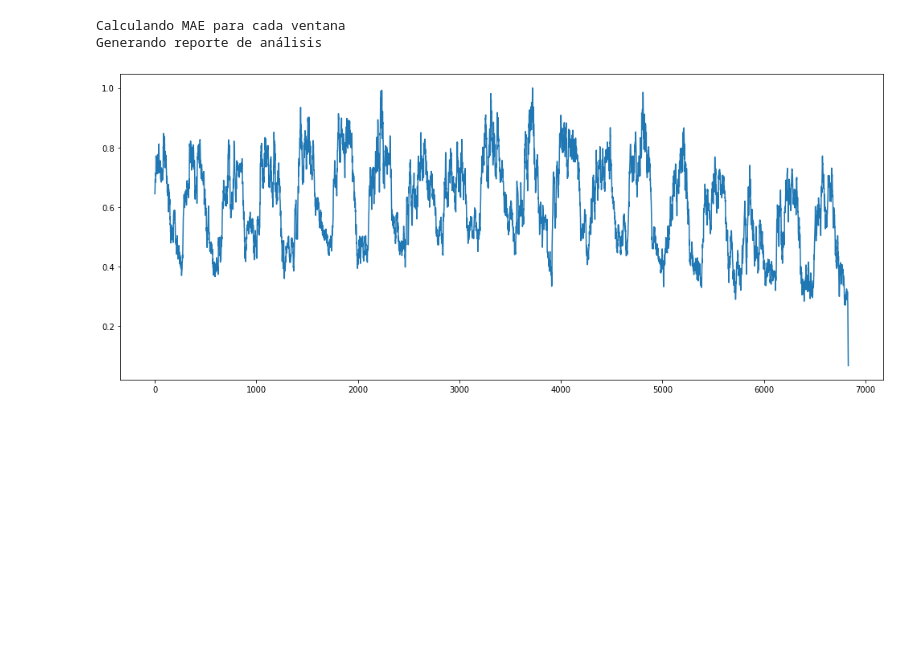
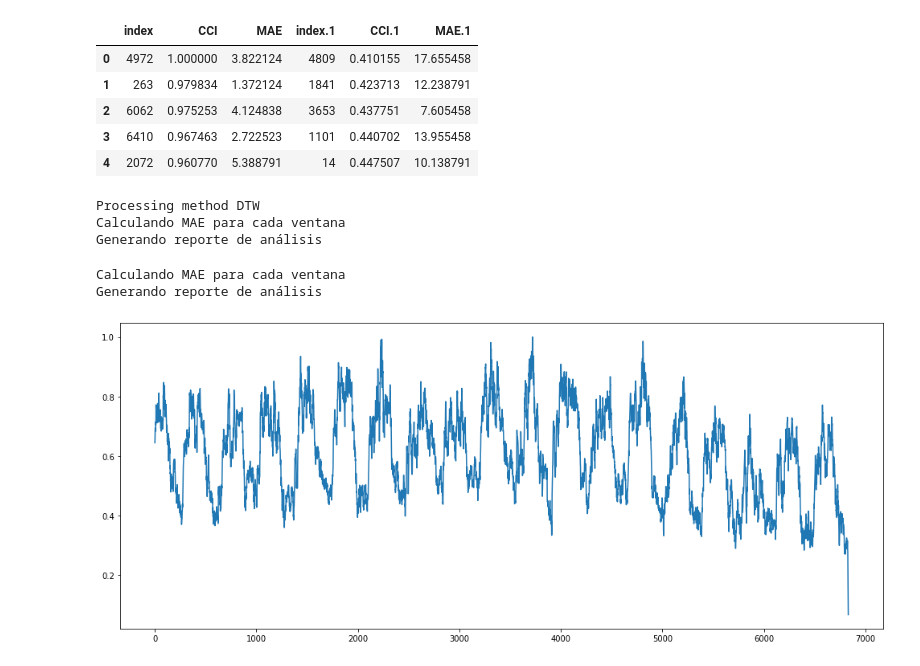
Before and after one commit to Cowardenemy/Weather-Forecasting-CBR-fox, a Jupyter notebook: Jupyter/Software_1.1.ipynb, the cells around one changed output. Saved outputs shown, nothing was run; the diff lists cells and outputs as text; code cells hidden in the pictures; blank space fills up the shorter version.

```diff
--- a/Jupyter/Software_1.1.ipynb
+++ b/Jupyter/Software_1.1.ipynb
@@ -91,3 +91,7 @@ inputNames = ['HUM_MIN', 'HUM_AVG', 'HUM_MAX', 'PRES_MIN', 'PRES_AVG', 'PRES_MAX
               'TEMP_AVG', 'TEMP_MAX']
 outputNames = ['HUM_AVG', 'PRES_AVG', 'TEMP_AVG']
 punishedSumFactor = .5
+# %%
+dictionary = explain_methods(windows=windows, targetWindow=targetWindow, target=target, prediction=prediction, num_cases=num_cases,
+smoothnessFactor=smoothnessFactor, inputNames=inputNames, outputNames=outputNames,
+punishedSumFactor=punishedSumFactor, methods=["CCI","DTW"])
@@ -94,3 +106,12 @@ punishedSumFactor = .5
+# %%
+dictionary["CCI"].getAnalysisreport()
+# %% [output]
+|  | index | CCI | MAE | index.1 | CCI.1 | MAE.1 |
+| 0 | 4972 | 1.000000 | 3.822124 | 4809 | 0.410155 | 17.655458 |
+| 1 | 263 | 0.979834 | 1.372124 | 1841 | 0.423713 | 12.238791 |
+| 2 | 6062 | 0.975253 | 4.124838 | 3653 | 0.437751 | 7.605458 |
+| 3 | 6410 | 0.967463 | 2.722523 | 1101 | 0.440702 | 13.955458 |
+| 4 | 2072 | 0.960770 | 5.388791 | 14 | 0.447507 | 10.138791 |
 # %%
 cbrFoxInstancia = sktime_distance_comparison(windows=windows, targetWindow=targetWindow, target=target, prediction=prediction, num_cases=num_cases,
                          smoothnessFactor=smoothnessFactor, inputNames=inputNames, outputNames=outputNames,
@@ -98,3 +119,9 @@ cbrFoxInstancia = sktime_distance_comparison(windows=windows, targetWindow=targe
+# %%
+cbrFoxInstancia.explain_all(["DTW"])
+# %% [output]
+Processing method DTW
+Calculando MAE para cada ventana
+Generando reporte de análisis
 # %%
 cbrFoxInstancia.explain()
 # %% [output]
```
Also changed, not shown: parts of 13 cells of this notebook, 1 other file.
